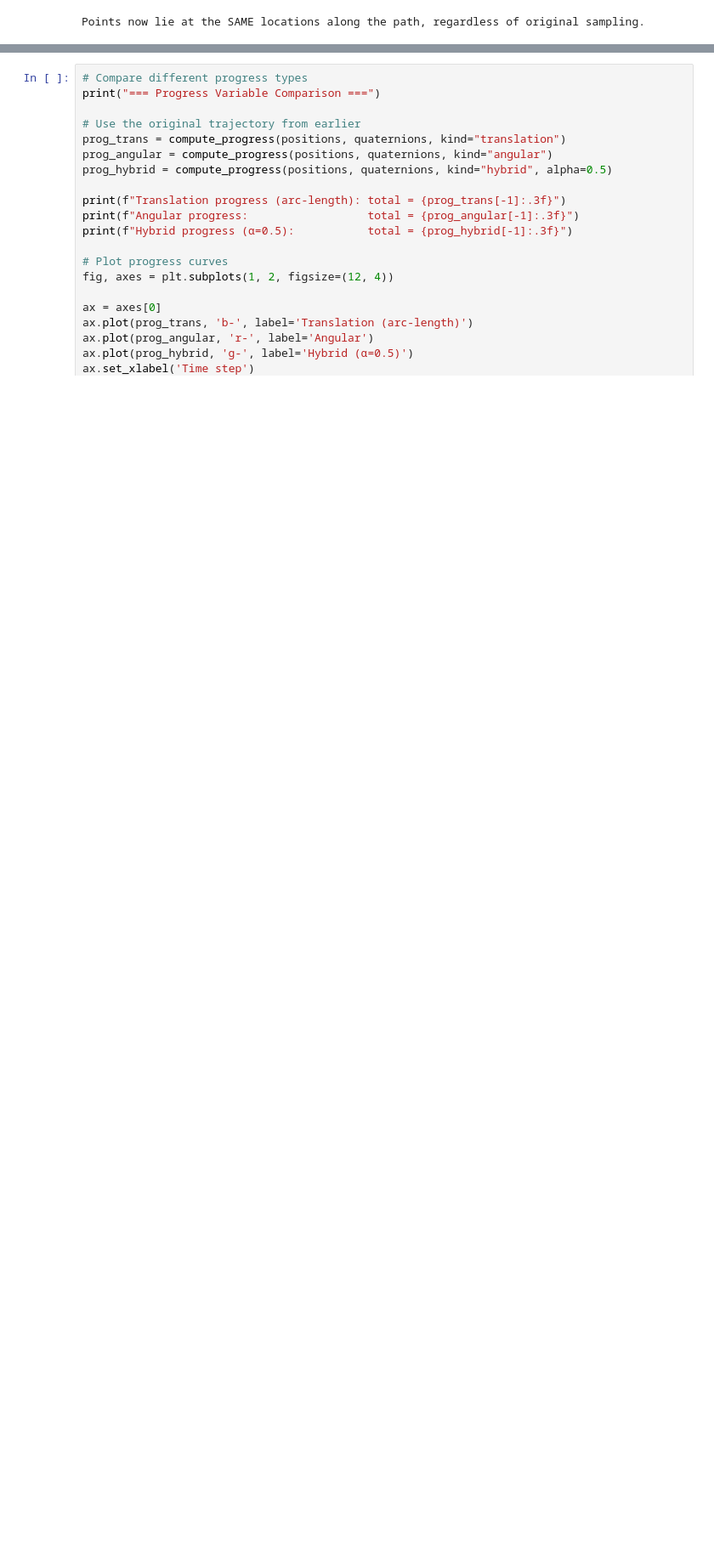
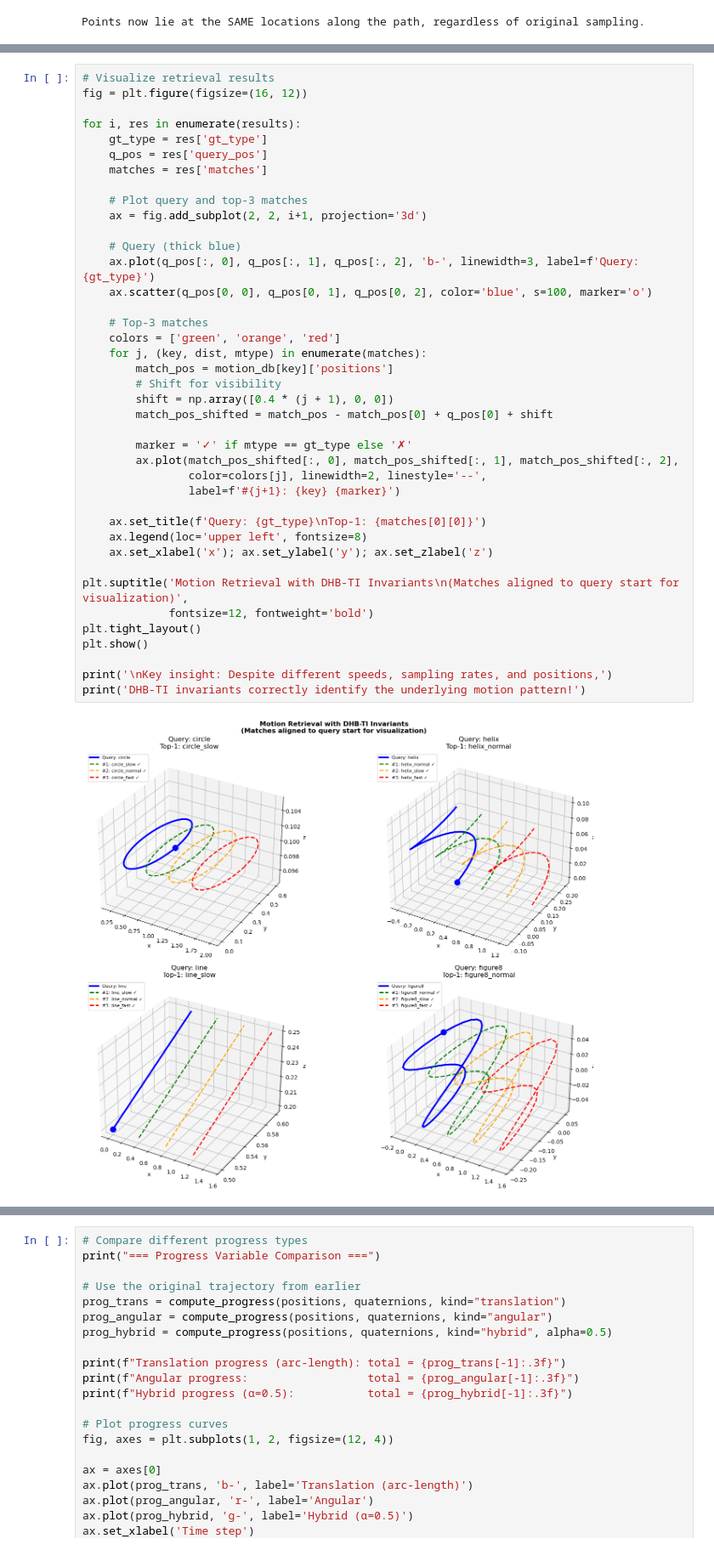
Before and after one commit to robodreamer/dhb-xr, a Jupyter notebook: notebooks/demo_dhb_features_and_use_cases.ipynb, the cells around one changed output, grey strips where cells are left out. Shown at 85% size. Saved outputs shown, nothing was run; the diff lists cells and outputs as text; blank space fills up the shorter version.

```diff
--- a/notebooks/demo_dhb_features_and_use_cases.ipynb
+++ b/notebooks/demo_dhb_features_and_use_cases.ipynb
@@ -491,0 +689,42 @@ DHB-TI provides a **canonical representation** for policy learning:
+# %%
+# Visualize retrieval results
+fig = plt.figure(figsize=(16, 12))
+
+for i, res in enumerate(results):
+    gt_type = res['gt_type']
+    q_pos = res['query_pos']
+    matches = res['matches']
+
+    # Plot query and top-3 matches
+    ax = fig.add_subplot(2, 2, i+1, projection='3d')
+
+    # Query (thick blue)
+    ax.plot(q_pos[:, 0], q_pos[:, 1], q_pos[:, 2], 'b-', linewidth=3, label=f'Query: {gt_type}')
+    ax.scatter(q_pos[0, 0], q_pos[0, 1], q_pos[0, 2], color='blue', s=100, marker='o')
+
+    # Top-3 matches
+    colors = ['green', 'orange', 'red']
+    for j, (key, dist, mtype) in enumerate(matches):
+        match_pos = motion_db[key]['positions']
+        # Shift for visibility
+        shift = np.array([0.4 * (j + 1), 0, 0])
+        match_pos_shifted = match_pos - match_pos[0] + q_pos[0] + shift
+
+        marker = '✓' if mtype == gt_type else '✗'
+        ax.plot(match_pos_shifted[:, 0], match_pos_shifted[:, 1], match_pos_shifted[:, 2],
+                color=colors[j], linewidth=2, linestyle='--',
+                label=f'#{j+1}: {key} {marker}')
+
+    ax.set_title(f'Query: {gt_type}\nTop-1: {matches[0][0]}')
+    ax.legend(loc='upper left', fontsize=8)
+    ax.set_xlabel('x'); ax.set_ylabel('y'); ax.set_zlabel('z')
+
+plt.suptitle('Motion Retrieval with DHB-TI Invariants\n(Matches aligned to query start for visualization)',
+             fontsize=12, fontweight='bold')
+plt.tight_layout()
+plt.show()
+
+print('\nKey insight: Despite different speeds, sampling rates, and positions,')
+print('DHB-TI invariants correctly identify the underlying motion pattern!')
+# %% [output]
+[figure, added]
```
Also changed, not shown: parts of 16 cells of this notebook, 10 other files.
